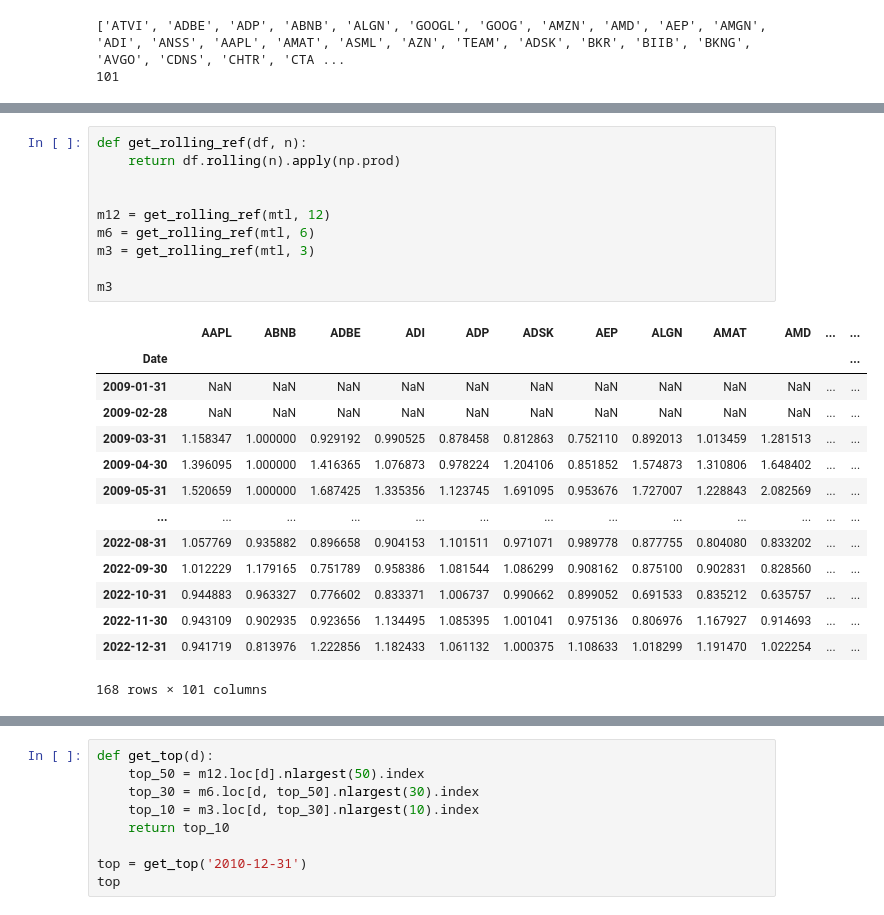
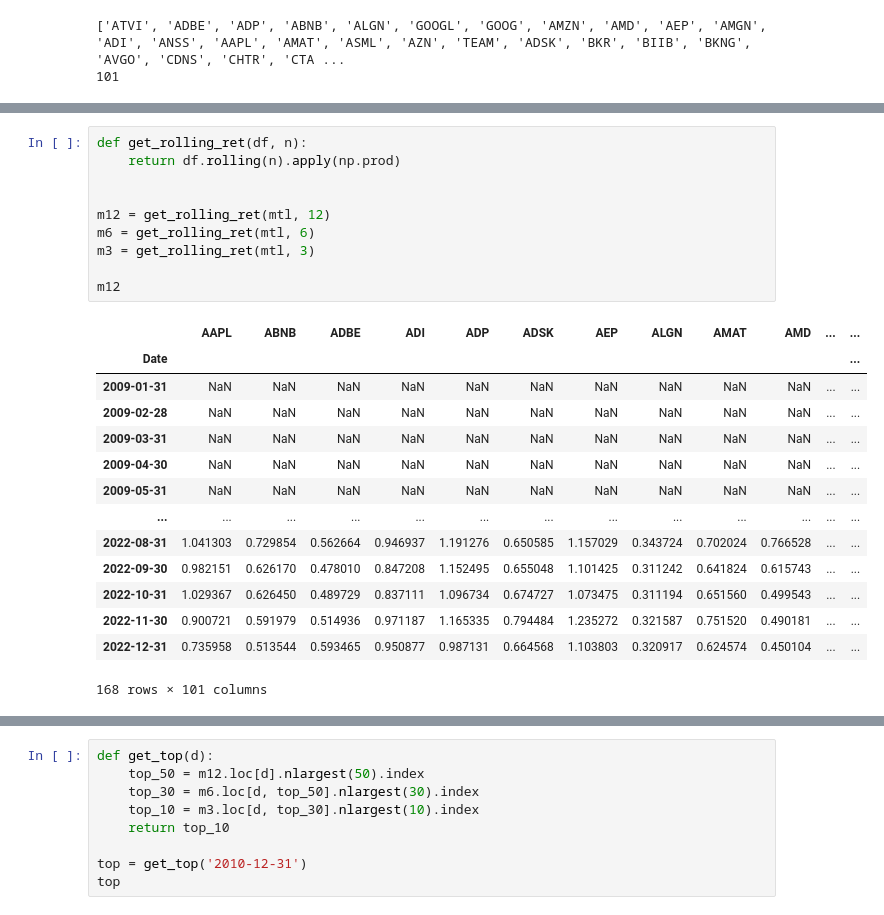
Before and after one commit to ashbyp/alecto, a Jupyter notebook: notebooks/momentum.ipynb, the cells around one changed output, grey strips where cells are left out. Saved outputs shown, nothing was run; the diff lists cells and outputs as text.

```diff
--- a/notebooks/momentum.ipynb
+++ b/notebooks/momentum.ipynb
@@ -67,28 +67,28 @@ mtl.head()
 5 rows × 101 columns
 # %%
-def get_rolling_ref(df, n):
+def get_rolling_ret(df, n):
     return df.rolling(n).apply(np.prod)
 
 
-m12 = get_rolling_ref(mtl, 12)
-m6 = get_rolling_ref(mtl, 6)
-m3 = get_rolling_ref(mtl, 3)
+m12 = get_rolling_ret(mtl, 12)
+m6 = get_rolling_ret(mtl, 6)
+m3 = get_rolling_ret(mtl, 3)
 
-m3
+m12
 # %% [output]
 |  | AAPL | ABNB | ADBE | ADI | ADP | ADSK | AEP | ALGN | AMAT | AMD | ... | ... |
 | Date |  |  |  |  |  |  |  |  |  |  |  | ... |
 | 2009-01-31 | NaN | NaN | NaN | NaN | NaN | NaN | NaN | NaN | NaN | NaN | ... | ... |
 | 2009-02-28 | NaN | NaN | NaN | NaN | NaN | NaN | NaN | NaN | NaN | NaN | ... | ... |
-| 2009-03-31 | 1.158347 | 1.000000 | 0.929192 | 0.990525 | 0.878458 | 0.812863 | 0.752110 | 0.892013 | 1.013459 | 1.281513 | ... | ... |
-| 2009-04-30 | 1.396095 | 1.000000 | 1.416365 | 1.076873 | 0.978224 | 1.204106 | 0.851852 | 1.574873 | 1.310806 | 1.648402 | ... | ... |
-| 2009-05-31 | 1.520659 | 1.000000 | 1.687425 | 1.335356 | 1.123745 | 1.691095 | 0.953676 | 1.727007 | 1.228843 | 2.082569 | ... | ... |
+| 2009-03-31 | NaN | NaN | NaN | NaN | NaN | NaN | NaN | NaN | NaN | NaN | ... | ... |
+| 2009-04-30 | NaN | NaN | NaN | NaN | NaN | NaN | NaN | NaN | NaN | NaN | ... | ... |
+| 2009-05-31 | NaN | NaN | NaN | NaN | NaN | NaN | NaN | NaN | NaN | NaN | ... | ... |
 | ... | ... | ... | ... | ... | ... | ... | ... | ... | ... | ... | ... | ... |
-| 2022-08-31 | 1.057769 | 0.935882 | 0.896658 | 0.904153 | 1.101511 | 0.971071 | 0.989778 | 0.877755 | 0.804080 | 0.833202 | ... | ... |
-| 2022-09-30 | 1.012229 | 1.179165 | 0.751789 | 0.958386 | 1.081544 | 1.086299 | 0.908162 | 0.875100 | 0.902831 | 0.828560 | ... | ... |
-| 2022-10-31 | 0.944883 | 0.963327 | 0.776602 | 0.833371 | 1.006737 | 0.990662 | 0.899052 | 0.691533 | 0.835212 | 0.635757 | ... | ... |
-| 2022-11-30 | 0.943109 | 0.902935 | 0.923656 | 1.134495 | 1.085395 | 1.001041 | 0.975136 | 0.806976 | 1.167927 | 0.914693 | ... | ... |
-| 2022-12-31 | 0.941719 | 0.813976 | 1.222856 | 1.182433 | 1.061132 | 1.000375 | 1.108633 | 1.018299 | 1.191470 | 1.022254 | ... | ... |
+| 2022-08-31 | 1.041303 | 0.729854 | 0.562664 | 0.946937 | 1.191276 | 0.650585 | 1.157029 | 0.343724 | 0.702024 | 0.766528 | ... | ... |
+| 2022-09-30 | 0.982151 | 0.626170 | 0.478010 | 0.847208 | 1.152495 | 0.655048 | 1.101425 | 0.311242 | 0.641824 | 0.615743 | ... | ... |
+| 2022-10-31 | 1.029367 | 0.626450 | 0.489729 | 0.837111 | 1.096734 | 0.674727 | 1.073475 | 0.311194 | 0.651560 | 0.499543 | ... | ... |
+| 2022-11-30 | 0.900721 | 0.591979 | 0.514936 | 0.971187 | 1.165335 | 0.794484 | 1.235272 | 0.321587 | 0.751520 | 0.490181 | ... | ... |
+| 2022-12-31 | 0.735958 | 0.513544 | 0.593465 | 0.950877 | 0.987131 | 0.664568 | 1.103803 | 0.320917 | 0.624574 | 0.450104 | ... | ... |
 168 rows × 101 columns
 # %%
 top_50 = m12.loc['2022-11-30'].nlargest(50)
```
Also changed, not shown: parts of 6 cells of this notebook.
